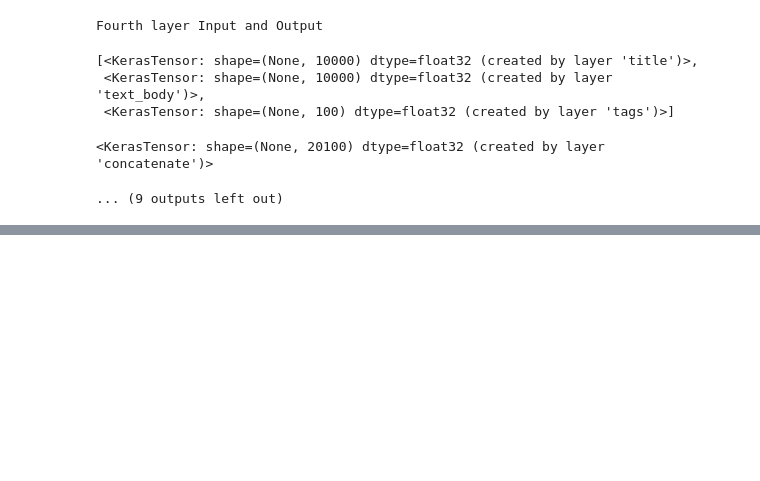
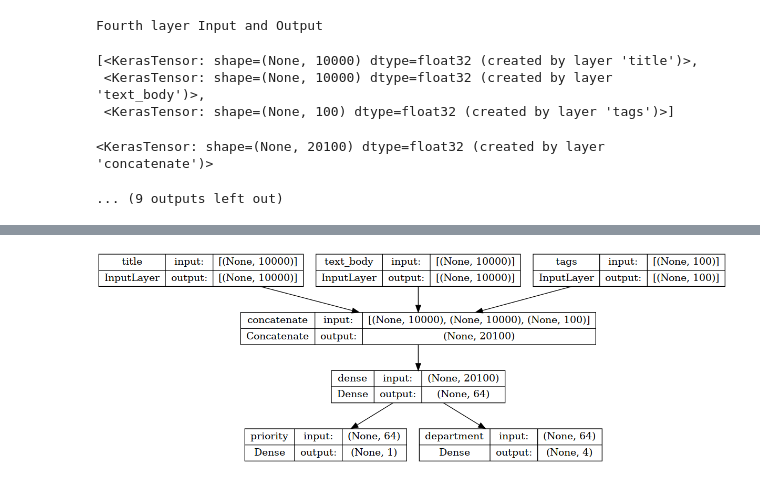
Before and after one commit to karvendhanm/Tensorflow_projects, a Jupyter notebook: francois_chollet/feature_extraction.ipynb, the cells around one changed output, grey strips where cells are left out. Drawn from its saved outputs; the diff is of its cells as text; code cells hidden in the pictures; blank space fills up the shorter version.

```diff
--- a/francois_chollet/feature_extraction.ipynb
+++ b/francois_chollet/feature_extraction.ipynb
@@ -135,0 +213,4 @@ Fourth layer Input and Output
+# %%
+keras.utils.plot_model(model, 'ticket_classifier_with_shape_info.png', show_shapes=True)
+# %% [output]
+[figure, added]
```
Also changed, not shown: parts of 6 cells of this notebook.
